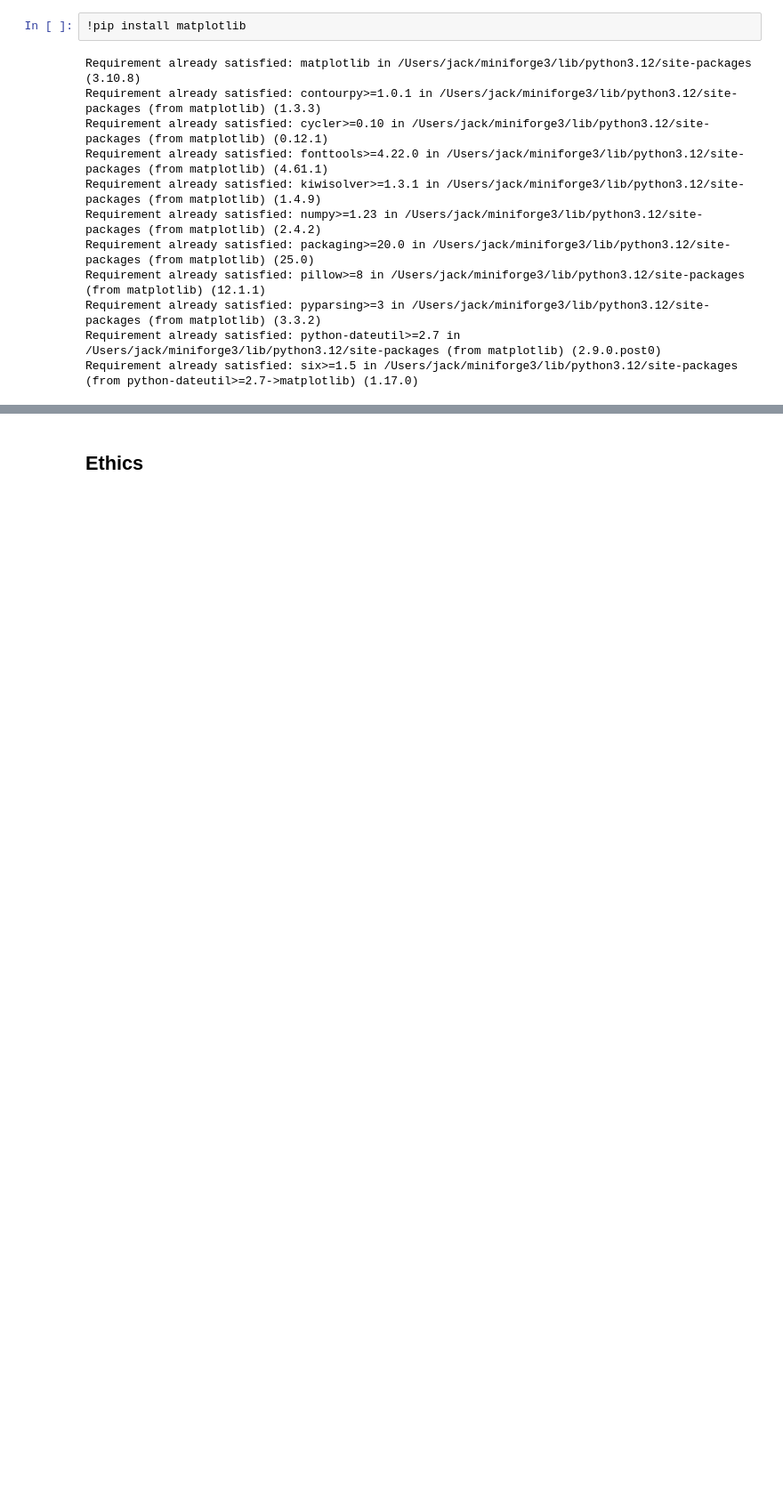
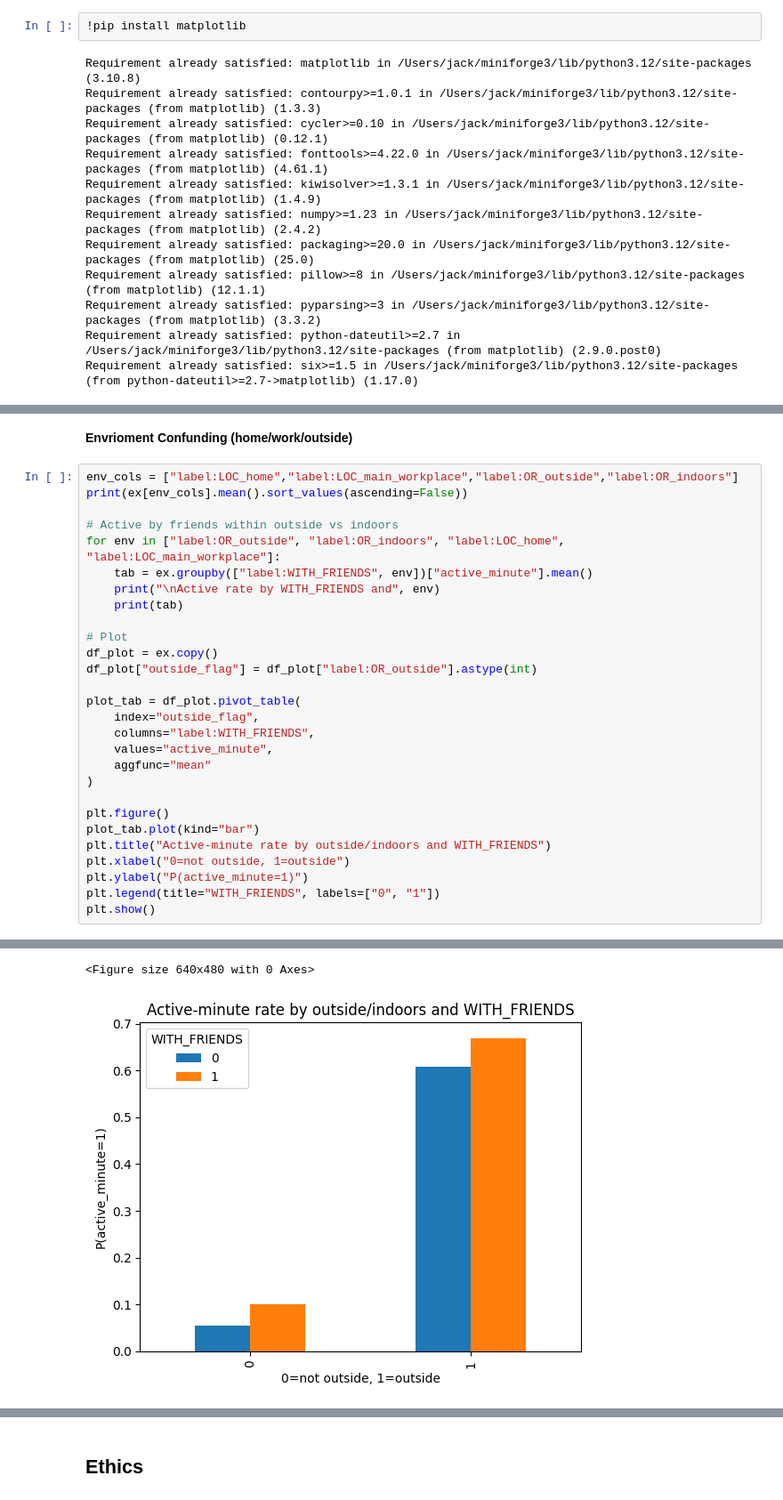
Before and after one commit to COGS108/Group033_WI26, a Jupyter notebook: 02-EDACheckpoint.ipynb, the cells around one changed output, grey strips where cells are left out. Shown at 89% size. Cells and saved outputs as stored; diff of their text form; blank space fills up the shorter version.

```diff
--- a/02-EDACheckpoint.ipynb
+++ b/02-EDACheckpoint.ipynb
@@ -509,0 +626,31 @@ print(ex.shape, temp.shape, holi.shape)
+# %% [markdown]
+**Envrioment Confunding (home/work/outside)**
+# %%
+env_cols = ["label:LOC_home","label:LOC_main_workplace","label:OR_outside","label:OR_indoors"]
+print(ex[env_cols].mean().sort_values(ascending=False))
+
+# Active by friends within outside vs indoors
+for env in ["label:OR_outside", "label:OR_indoors", "label:LOC_home", "label:LOC_main_workplace"]:
+    tab = ex.groupby(["label:WITH_FRIENDS", env])["active_minute"].mean()
+    print("\nActive rate by WITH_FRIENDS and", env)
+    print(tab)
+
+# Plot
+df_plot = ex.copy()
+df_plot["outside_flag"] = df_plot["label:OR_outside"].astype(int)
+
+plot_tab = df_plot.pivot_table(
+    index="outside_flag",
+    columns="label:WITH_FRIENDS",
+    values="active_minute",
+    aggfunc="mean"
+)
+
+plt.figure()
+plot_tab.plot(kind="bar")
+plt.title("Active-minute rate by outside/indoors and WITH_FRIENDS")
+plt.xlabel("0=not outside, 1=outside")
+plt.ylabel("P(active_minute=1)")
+plt.legend(title="WITH_FRIENDS", labels=["0", "1"])
+plt.show()
+# %% [output]
@@ -509,0 +674,2 @@ print(ex.shape, temp.shape, holi.shape)
+<Figure size 640x480 with 0 Axes>
+[figure, added]
```
Also changed, not shown: parts of 17 cells of this notebook.
